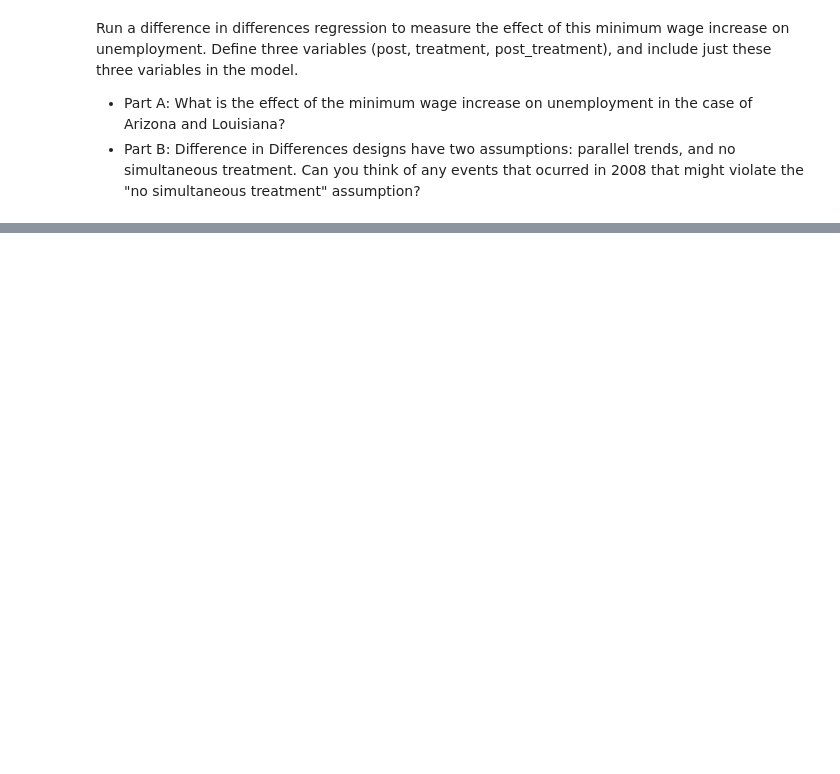
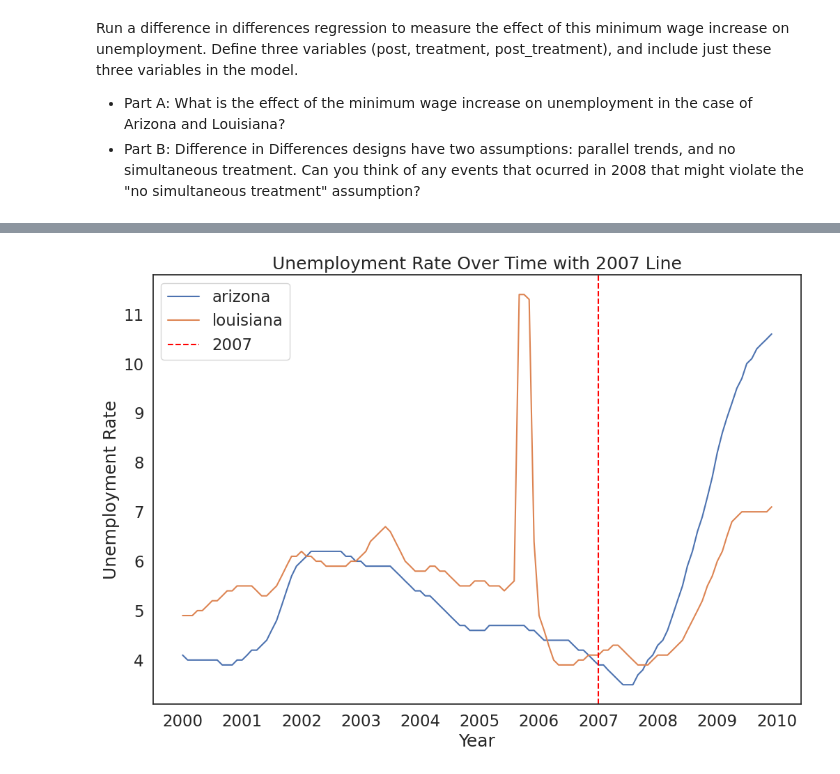
Before and after one commit to yoko-37458/QM2, a Jupyter notebook: Workshop 8.ipynb, the cells around one changed output, grey strips where cells are left out. Cells and saved outputs as stored; diff of their text form; code cells hidden in the pictures; blank space fills up the shorter version.

```diff
--- a/Workshop 8.ipynb
+++ b/Workshop 8.ipynb
@@ -393,3 +534,26 @@ plt.show()
+# %%
+import seaborn as sns
+import matplotlib.pyplot as plt
+import pandas as pd
+
+# Convert 'date' column to datetime if it's not already
+did2['date'] = pd.to_datetime(did2['date'])
+
+# Create the line plot
+sns.lineplot(x='date', y='unemployment', hue='state', data=did2)
+
+# Add the vertical line
+plt.axvline(pd.to_datetime('2007-01-01'), color='red', linestyle='--', label='2007')
+
+# Set plot labels and title
+plt.xlabel('Year')
+plt.ylabel('Unemployment Rate')
+plt.title('Unemployment Rate Over Time with 2007 Line')
+
+plt.legend()
+plt.show()
+# %% [output]
+[figure, added]
 # %%
 did_model = ols('unemployment ~ post + treatment + post_treatment', data=did2).fit()
 print(did_model.summary())
```
Also changed, not shown: parts of 21 cells of this notebook.
